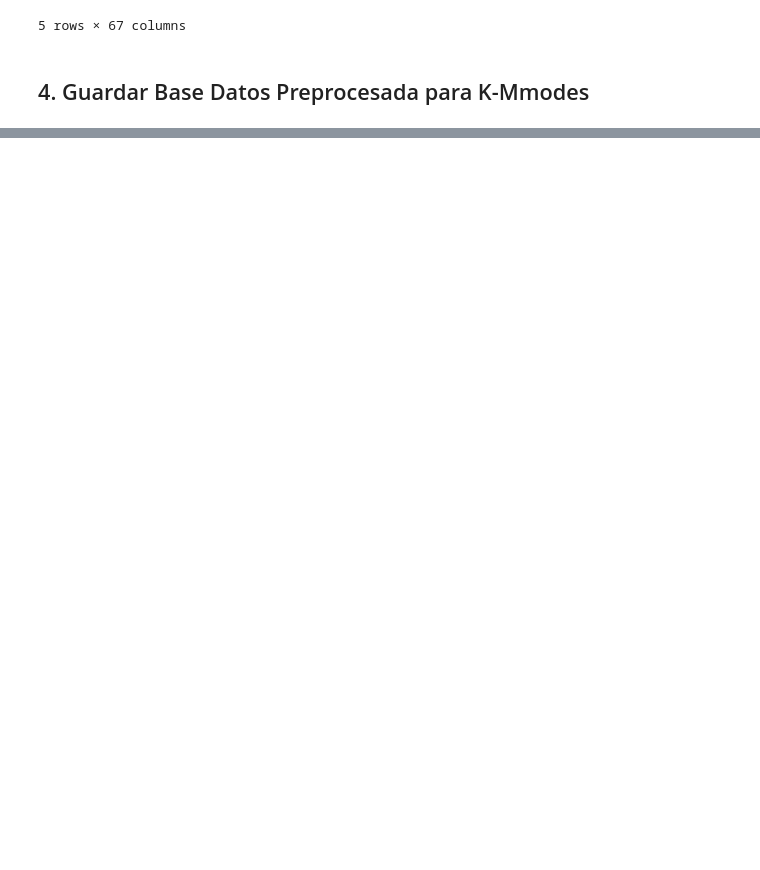
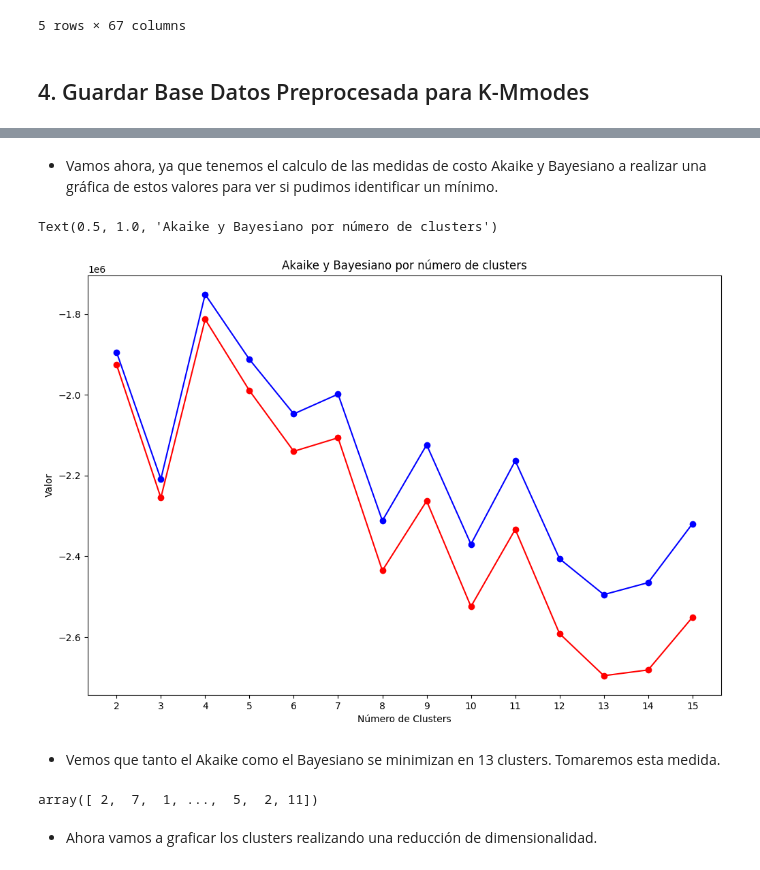
Before and after one commit to uniandes-data-wizards/laboratory-01, a Jupyter notebook: preprocessing_pipeline.ipynb, the cells around one changed output, grey strips where cells are left out. Drawn from its saved outputs; the diff is of its cells as text; code cells hidden in the pictures; blank space fills up the shorter version.

Commit message:
Add: Gaussian Mixture Algorithm

```diff
--- a/preprocessing_pipeline.ipynb
+++ b/preprocessing_pipeline.ipynb
@@ -666,0 +674,24 @@ imputed_from_csv.drop('Unnamed: 0', axis=1, inplace=True)
+# %%
+from sklearn.mixture import GaussianMixture
+import matplotlib.pyplot as plt
+aic = []
+bic = []
+for n_clusters in range (2,16):
+    gmm = GaussianMixture(n_components=n_clusters, random_state=0).fit(clean_df)
+    bic.append(gmm.bic(clean_df))
+    aic.append(gmm.aic(clean_df))
+# %% [markdown]
+- Vamos ahora, ya que tenemos el calculo de las medidas de costo Akaike y Bayesiano a realizar una gráfica de estos valores para ver si pudimos identificar un mínimo.
+# %%
+n_clusters = range(2,16)
+fig, ax = plt.subplots(figsize=(12,8),nrows=1)
+ax.plot(n_clusters, aic, '-o', color='red')
+ax.plot(n_clusters, bic, '-o', color='blue')
+ax.set(xlabel='Número de Clusters', ylabel='Valor')
+ax.set_xticks(n_clusters)
+ax.set_title('Akaike y Bayesiano por número de clusters')
+# %% [output]
+Text(0.5, 1.0, 'Akaike y Bayesiano por número de clusters')
+[figure, added]
+# %% [markdown]
+- Vemos que tanto el Akaike como el Bayesiano se minimizan en 13 clusters. Tomaremos esta medida.
@@ -666,0 +700,6 @@ imputed_from_csv.drop('Unnamed: 0', axis=1, inplace=True)
+# %%
+final_gmm_results
+# %% [output]
+array([ 2,  7,  1, ...,  5,  2, 11])
+# %% [markdown]
+- Ahora vamos a graficar los clusters realizando una reducción de dimensionalidad.
```
Also changed, not shown: parts of 8 cells of this notebook.
